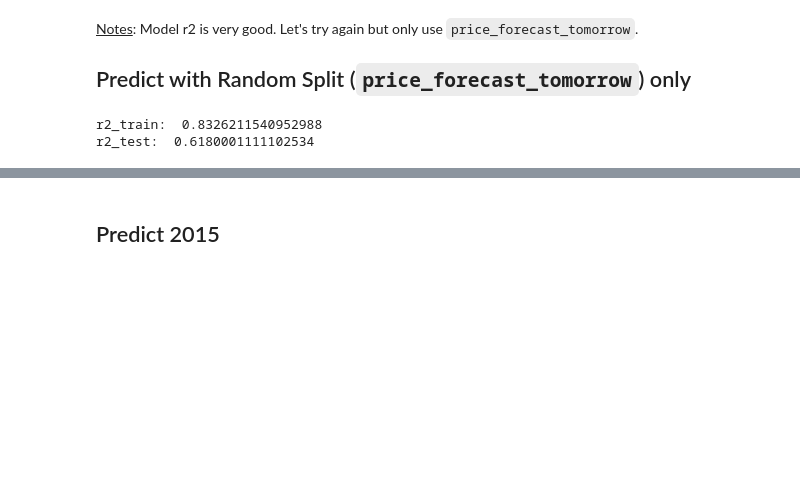
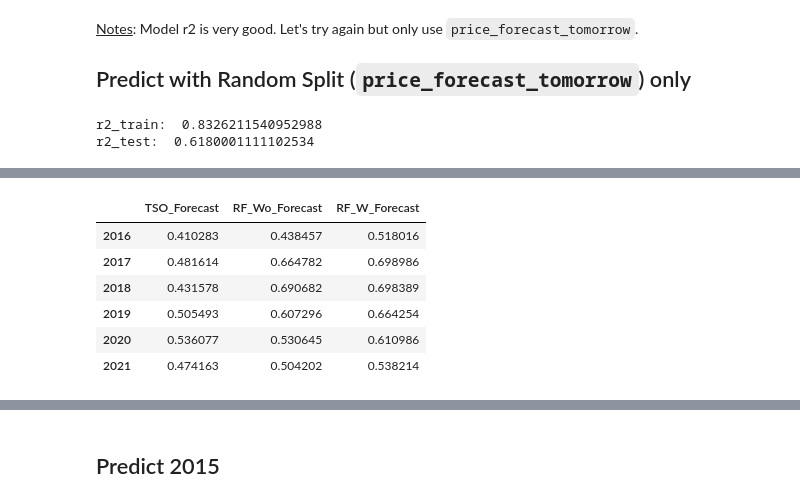
Before and after one commit to EvanHolder/Predicting-Energy-Markets-in-Spain, a Jupyter notebook: notebooks/RandomForest.ipynb, the cells around one changed output, grey strips where cells are left out. Saved outputs shown, nothing was run; the diff lists cells and outputs as text; code cells hidden in the pictures; blank space fills up the shorter version.

```diff
--- a/notebooks/RandomForest.ipynb
+++ b/notebooks/RandomForest.ipynb
@@ -241,0 +284,11 @@ r2_test:  0.6180001111102534
+# %%
+# use only previous years for training
+results_df
+# %% [output]
+|  | TSO_Forecast | RF_Wo_Forecast | RF_W_Forecast |
+| 2016 | 0.410283 | 0.438457 | 0.518016 |
+| 2017 | 0.481614 | 0.664782 | 0.698986 |
+| 2018 | 0.431578 | 0.690682 | 0.698389 |
+| 2019 | 0.505493 | 0.607296 | 0.664254 |
+| 2020 | 0.536077 | 0.530645 | 0.610986 |
+| 2021 | 0.474163 | 0.504202 | 0.538214 |
```
Also changed, not shown: parts of 34 cells of this notebook.
